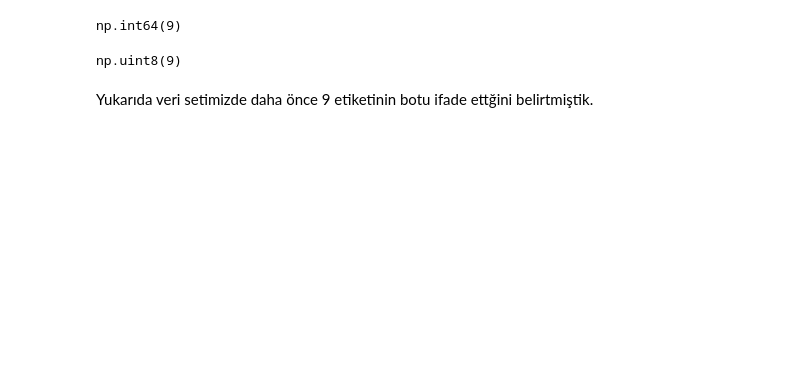
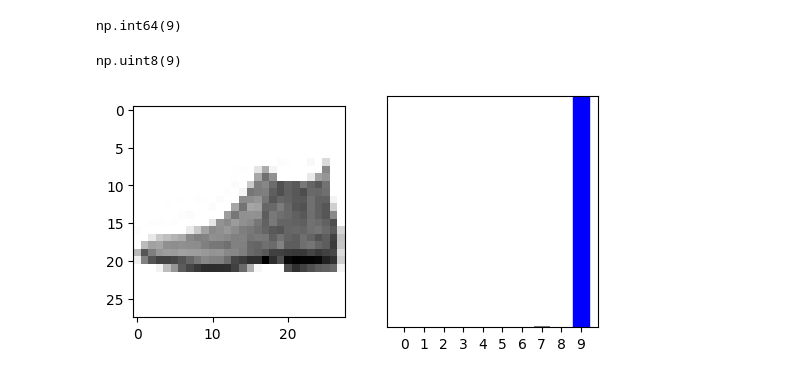
Before and after one commit to sehrinazdurmustan/TensorFlow-Notes, a Jupyter notebook: Görüntü Sınıflandırma.ipynb, the cells around one changed output. Saved outputs shown, nothing was run; the diff lists cells and outputs as text; code cells hidden in the pictures; blank space fills up the shorter version.

```diff
--- a/Görüntü Sınıflandırma.ipynb
+++ b/Görüntü Sınıflandırma.ipynb
@@ -241,5 +250,44 @@ np.int64(9)
 test_labels[0]
 # %% [output]
 np.uint8(9)
-# %% [markdown]
-Yukarıda veri setimizde daha önce 9 etiketinin botu ifade ettğini belirtmiştik.
+# %%
+def plot_image(i,prediction_array,true_label,img):
+  true_label,img = true_label[i],img[i]
+  plt.grid(False)
+
+  plt.imshow(img,cmap=plt.cm.binary)
+
+  predicted_label = np.argmax(prediction_array)
+  if predicted_label == true_label:
+    color = 'blue'
+  else:
+    color = 'red'
+
+    plt.xlabel("{} {:2.0f}% ({})".format(class_names[predicted_label],
+                                         100*np.max(prediction_array),
+                                         class_names[trure_label],
+                                         color = color))
+
+
+def plot_value_array(i,prediction_array,true_label):
+  true_label = true_label[i]
+  plt.grid(False)
+  plt.xticks(range(10))
+  plt.yticks([])
+  thisplot = plt.bar(range(10),prediction_array,color="#777777")
+  plt.ylim([0,1])
+  predicted_label = np.argmax(prediction_array)
+
+
+  thisplot[predicted_label].set_color('red')
+  thisplot[true_label].set_color('blue')
+# %%
+i = 0
+plt.figure(figsize = (6,3))
+plt.subplot(1,2,1)
+plot_image(i,prediction[i],test_labels,test_images)
+plt.subplot(1,2,2)
+plot_value_array(i,prediction[i],test_labels)
+plt.show()
+# %% [output]
+[figure, added]
```
Also changed, not shown: parts of 9 cells of this notebook.
